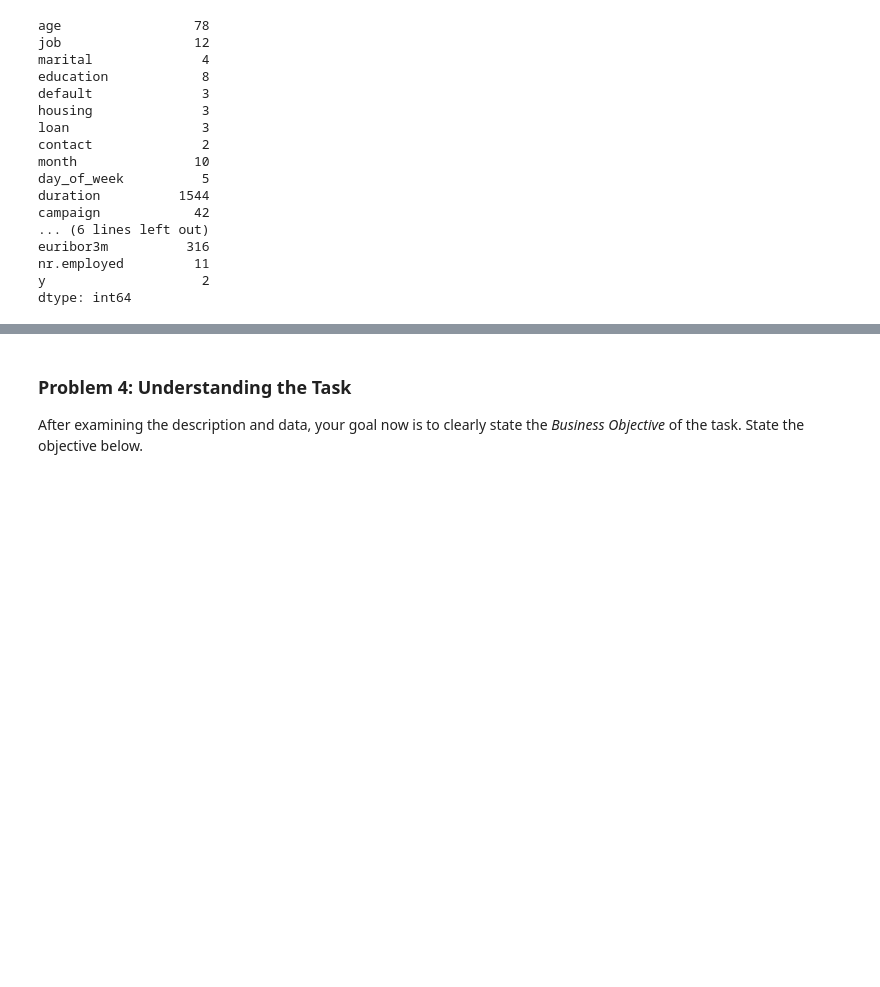
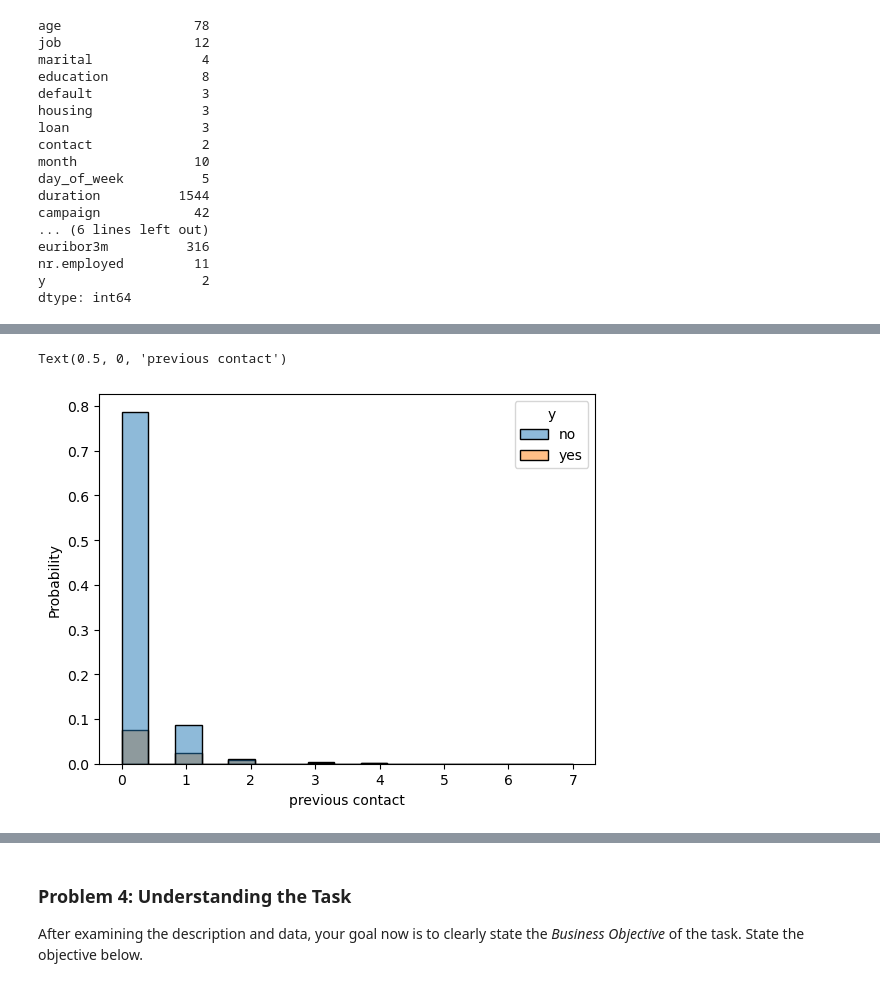
Before and after one commit to nisheethg2000/UCB_AIML, a Jupyter notebook: Practical Applications/Practical Application M17/prompt_III.ipynb, the cells around one changed output, grey strips where cells are left out. Cells and saved outputs as stored; diff of their text form; code cells hidden in the pictures; blank space fills up the shorter version.

```diff
--- a/Practical Applications/Practical Application M17/prompt_III.ipynb
+++ b/Practical Applications/Practical Application M17/prompt_III.ipynb
@@ -162,0 +192,7 @@ dtype: int64
+# %%
+sns.histplot(data=bank_df, x='previous', hue='y',stat='probability',common_norm=True)
+#data['temperature'].plot.hist(hue='temperature')
+plt.xlabel('previous contact')
+# %% [output]
+Text(0.5, 0, 'previous contact')
+[figure, added]
```
Also changed, not shown: parts of 8 cells of this notebook, 1 other file.
